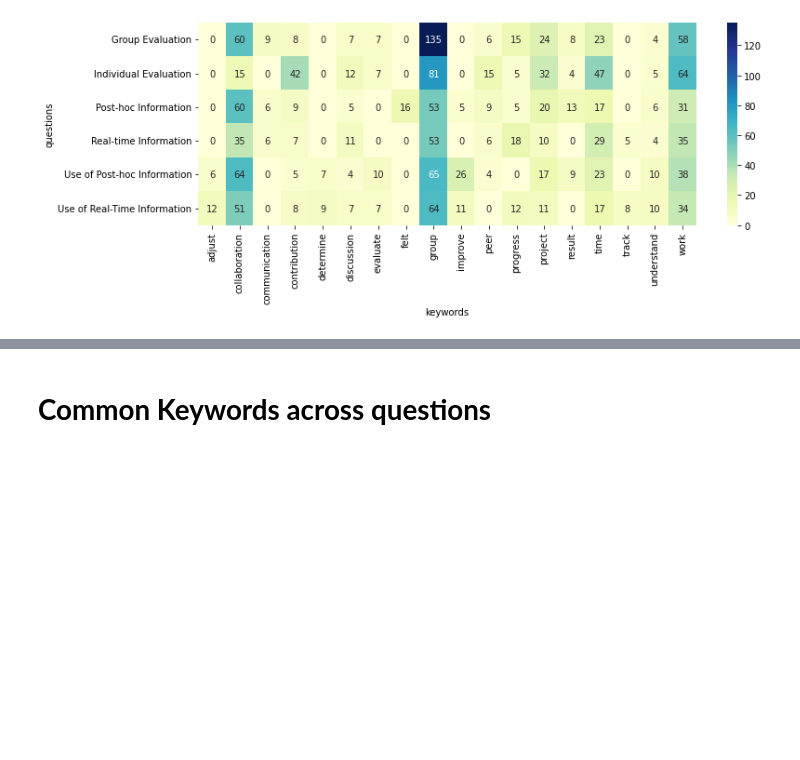
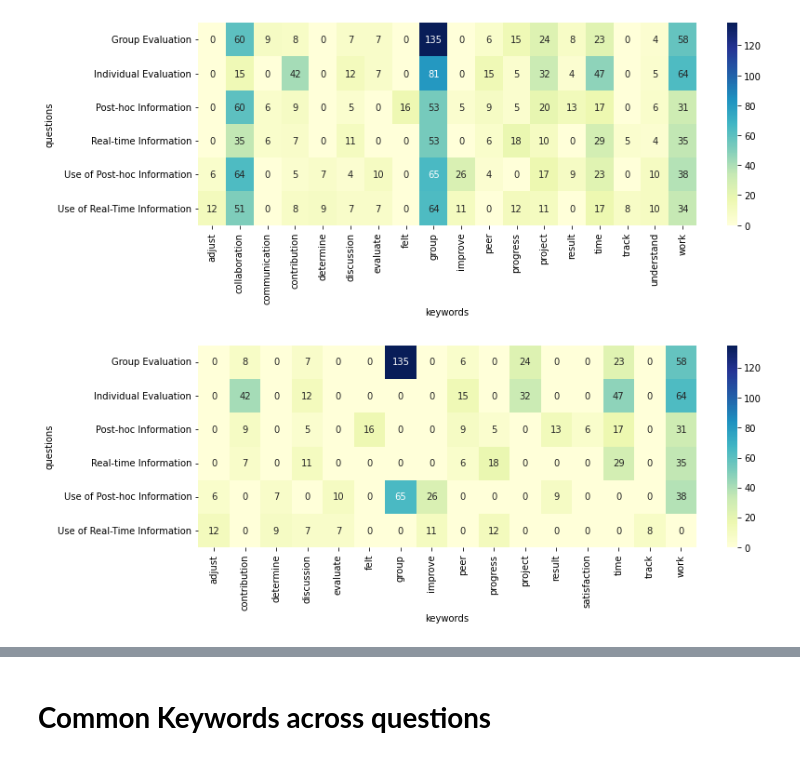
Before and after one commit to tiilt-lab/Blinc-collab-notebooks, a Jupyter notebook: Blinc_leverage_collaboration_To.ipynb, the cells around one changed output, grey strips where cells are left out. Drawn from its saved outputs; the diff is of its cells as text; code cells hidden in the pictures; blank space fills up the shorter version.

```diff
--- a/Blinc_leverage_collaboration_To.ipynb
+++ b/Blinc_leverage_collaboration_To.ipynb
@@ -781,6 +799,16 @@ def most_freq_words_across_questions(qestions,keywords):
 
   return data
 
+def most_freq_words_across_questionsV2(qestions,keywords):
+  data = []
+  iter = -1
+  for quest_data,quest_text in qestions:
+    iter+=1
+    for word, count in quest_data.most_common(100):
+      if word in keywords[iter]:
+        data.extend([[quest_text,word] for i in range(count)])
+
+  return data
 
 def create_data_frame(data,col):
   return pd.DataFrame(data = data, columns = col)
@@ -1157,3 +1170,13 @@ generate_correlation(data,['questions','keywords'],(12,4))
 #generate_histo(data,['questions','keywords'],(20,8))
 # %% [output]
 [figure]
+# %%
+data = most_freq_words_across_questionsV2([[fd_51,'Individual Evaluation'],[fd_52,'Group Evaluation'],[fd_57,'Real-time Information'],
+                                         [fd_55,'Use of Real-Time Information'],[fd_58,'Post-hoc Information'],[fd_59,'Use of Post-hoc Information']],
+                                        [['contribution','discussion','peer','project','time','work'],['contribution','discussion','group','peer','project','time','work'],
+                                         ['contribution','discussion','peer','progress','time','work'], ['adjust','evaluate','improve','determine','progress','discussion','track'],
+                                         ['contribution','discussion','felt','peer','progress','time','work','result','satisfaction'], ['adjust','evaluate','improve','determine','result','group','work']])
+df2 = create_data_frame(data,['questions','keywords'])
+generate_correlation(data,['questions','keywords'],(12,4))
+# %% [output]
+[figure, added]
```
Also changed, not shown: parts of 14 cells of this notebook, 1 other file.
